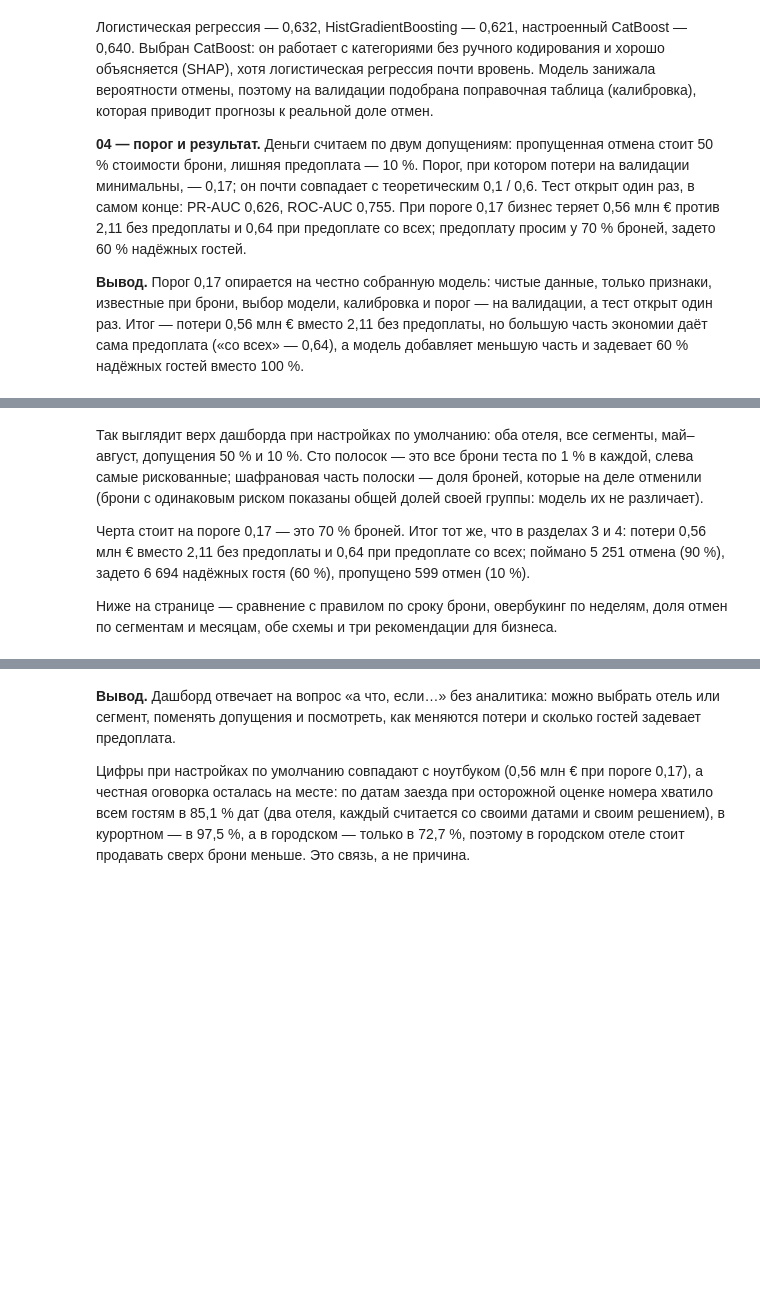
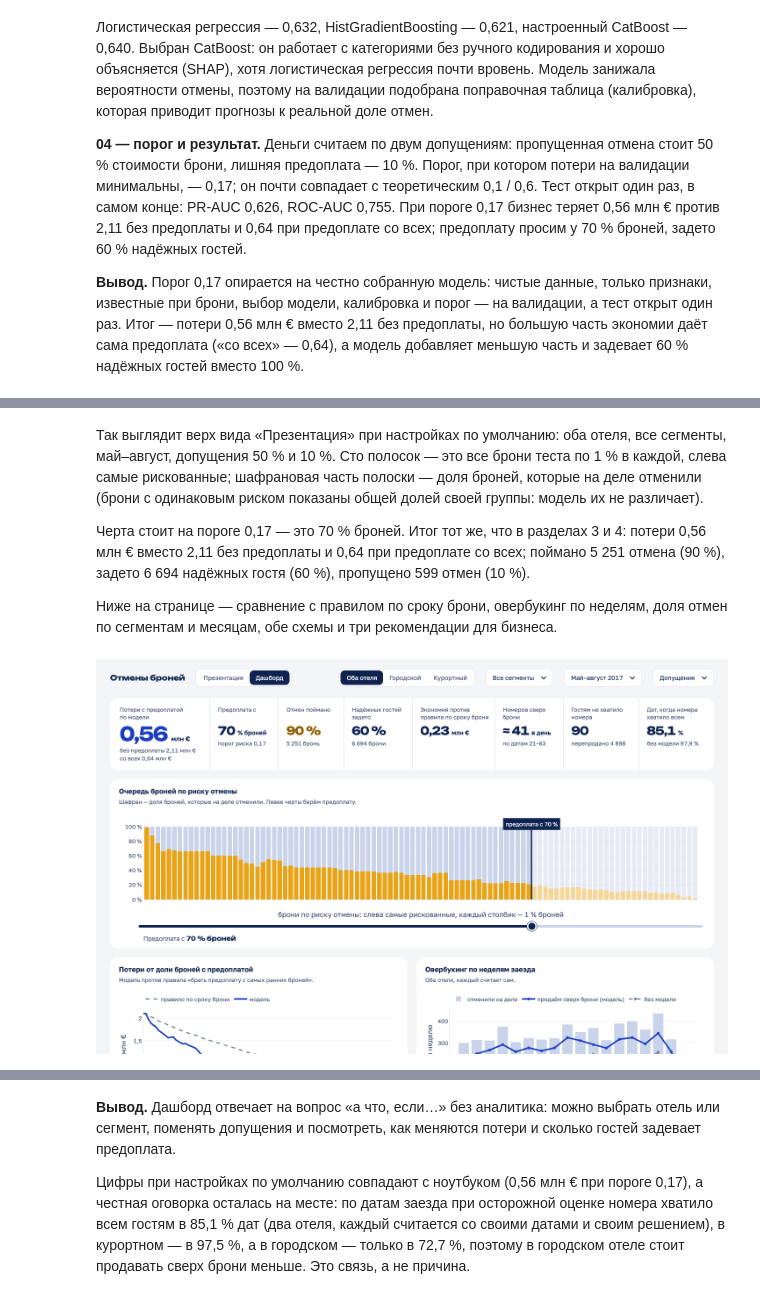
Before and after one commit to obivanio/hotel-cancellations-hse, a Jupyter notebook: notebooks/04_economics.ipynb, the cells around one changed output, grey strips where cells are left out. Cells and saved outputs as stored; diff of their text form; code cells hidden in the pictures; blank space fills up the shorter version.

Commit message:
Ноутбук 04 и README: два вида дашборда, графики на Plotly; скриншоты 21 и 22

```diff
--- a/notebooks/04_economics.ipynb
+++ b/notebooks/04_economics.ipynb
@@ -661,6 +663,10 @@ Image(filename=str(FIGURES_DIR / '21_dashboard.png'))
 # %% [markdown]
-Так выглядит верх дашборда при настройках по умолчанию: оба отеля, все сегменты, май–август, допущения 50 % и 10 %. Сто полосок — это все брони теста по 1 % в каждой, слева самые рискованные; шафрановая часть полоски — доля броней, которые на деле отменили (брони с одинаковым риском показаны общей долей своей группы: модель их не различает).
+Так выглядит верх вида «Презентация» при настройках по умолчанию: оба отеля, все сегменты, май–август, допущения 50 % и 10 %. Сто полосок — это все брони теста по 1 % в каждой, слева самые рискованные; шафрановая часть полоски — доля броней, которые на деле отменили (брони с одинаковым риском показаны общей долей своей группы: модель их не различает).
 
 Черта стоит на пороге 0,17 — это 70 % броней. Итог тот же, что в разделах 3 и 4: потери 0,56 млн € вместо 2,11 без предоплаты и 0,64 при предоплате со всех; поймано 5 251 отмена (90 %), задето 6 694 надёжных гостя (60 %), пропущено 599 отмен (10 %).
 
 Ниже на странице — сравнение с правилом по сроку брони, овербукинг по неделям, доля отмен по сегментам и месяцам, обе схемы и три рекомендации для бизнеса.
+# %%
+Image(filename=str(FIGURES_DIR / '22_dashboard_kpi.png'))
+# %% [output]
+[figure, added]
```
Also changed, not shown: parts of 5 cells of this notebook, 3 other files.
